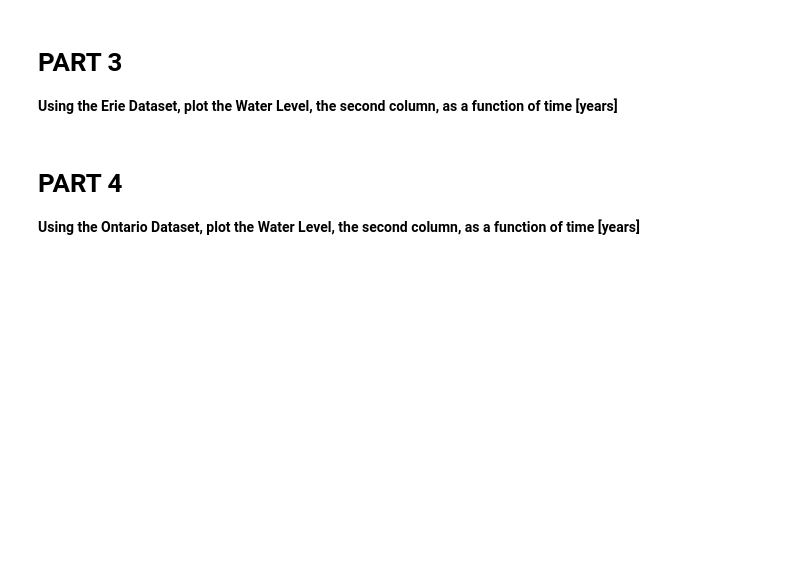
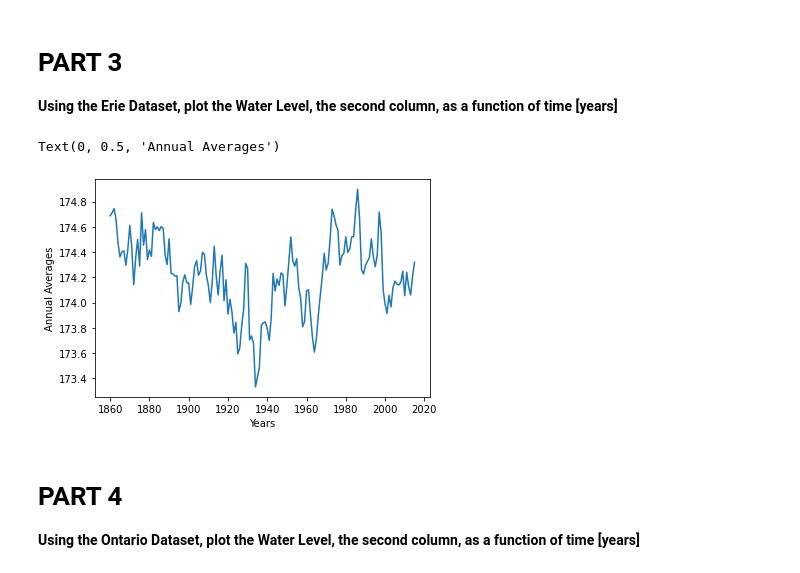
Before and after one commit to cuozzoja/CMSE202_Git_Started, a Jupyter notebook: Great_Lakes_and_Grand_River.ipynb, the cells around one changed output. Cells and saved outputs as stored; diff of their text form; code cells hidden in the pictures; blank space fills up the shorter version.

```diff
--- a/Great_Lakes_and_Grand_River.ipynb
+++ b/Great_Lakes_and_Grand_River.ipynb
@@ -48,3 +43,13 @@ plt.ylabel('Water Level')
+# %%
+eri = pd.read_csv("data/eri.csv")
+eri
+
+plt.plot(eri["Lake Erie annual averages"],eri["Unnamed: 1"])
+plt.xlabel("Years")
+plt.ylabel("Annual Averages")
+# %% [output]
+Text(0, 0.5, 'Annual Averages')
+[figure, added]
 # %% [markdown]
 # PART 4
 
```
Also changed, not shown: parts of 3 cells of this notebook.
